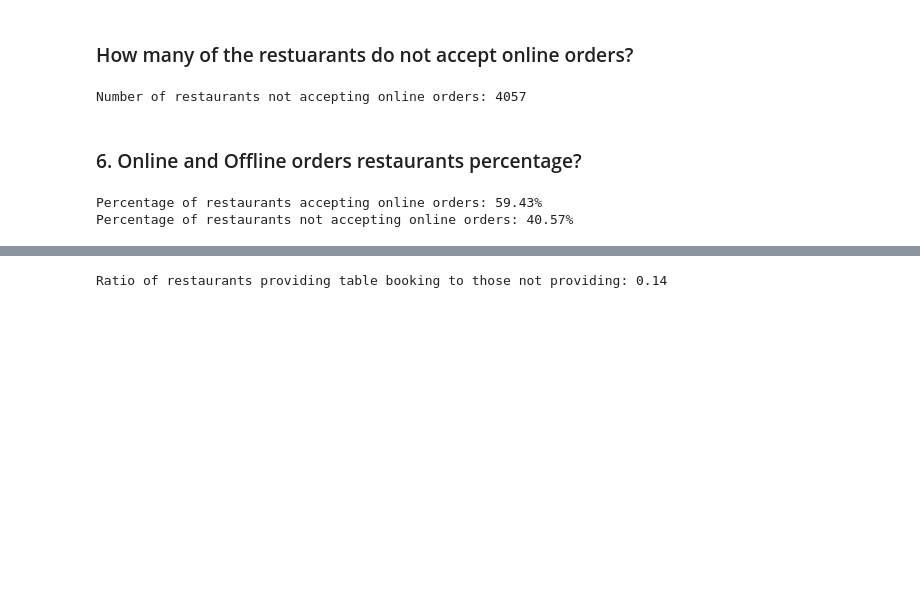
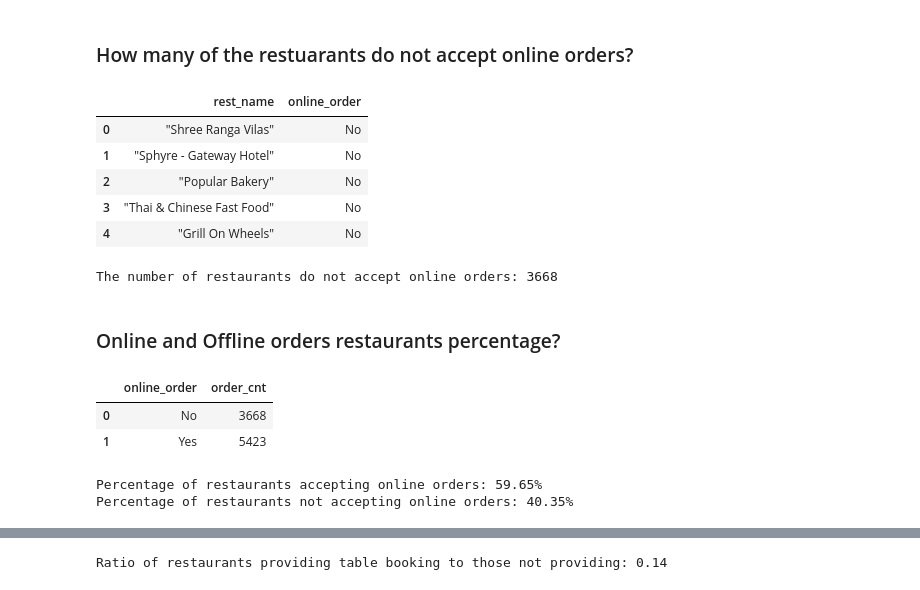
Before and after one commit to Bhuvi128/Bengaluru-Restaurant-Trends-Analysis, a Jupyter notebook: Bengaluru Restaurant Trends Analysis.ipynb, the cells around one changed output, grey strips where cells are left out. Cells and saved outputs as stored; diff of their text form; code cells hidden in the pictures; blank space fills up the shorter version.

```diff
--- a/Bengaluru Restaurant Trends Analysis.ipynb
+++ b/Bengaluru Restaurant Trends Analysis.ipynb
@@ -105,17 +105,47 @@ plt.show()
   **Café Coffee Day** maintains its top position, reflecting strong brand loyalty and widespread presence. International fast-food chains like **McDonald's** and **KFC** remain dominant, showcasing global brand appeal. The inclusion of dessert and beverage outlets (**Baskin Robbins**, **Keventers**, **The Chocolate Heaven**, **Corner House Ice Cream**, **Sweet Truth**) points toward significant consumer interest in desserts and casual snacking. A mix of international and regional/local players suggests a balance between global chains and homegrown favorites.
 # %% [markdown]
 ### How many of the restuarants do not accept online orders?
+# %%
+query = """
+select re.rest_name, sv.online_order
+from restaurant re left join services sv
+on re.restaurant_id = sv.restaurant_id
+where sv.online_order = 'No';
+"""
+rest_no_online_orders = pd.read_sql(query, conn)
+rest_no_online_orders.head()
+# %% [output]
+|  | rest_name | online_order |
+| 0 | "Shree Ranga Vilas" | No |
+| 1 | "Sphyre - Gateway Hotel" | No |
+| 2 | "Popular Bakery" | No |
+| 3 | "Thai & Chinese Fast Food" | No |
+| 4 | "Grill On Wheels" | No |
 # %%
-count_no_online_orders = df[df['online_order'] == 'No'].shape[0]
-print(f"Number of restaurants not accepting online orders: {count_no_online_orders}")
+count_no_online_orders = rest_no_online_orders.shape[0]
+print(f"The number of restaurants do not accept online orders: {count_no_online_orders}")
 # %% [output]
-Number of restaurants not accepting online orders: 4057
+The number of restaurants do not accept online orders: 3668
 # %% [markdown]
-### 6. Online and Offline orders restaurants percentage?
+### Online and Offline orders restaurants percentage?
+# %%
+query = """
+select online_order, count(*) order_cnt
+from services
+group by online_order;
+"""
+on_off_orders = pd.read_sql(query, conn)
+on_off_orders
+# %% [output]
+|  | online_order | order_cnt |
+| 0 | No | 3668 |
+| 1 | Yes | 5423 |
 # %%
-total_restaurants = df.shape[0]
-online_orders = df[df['online_order'] == 'Yes'].shape[0]
-offline_orders = df[df['online_order'] == 'No'].shape[0]
+# calculate total restaurants by adding restaurant counts of online and offline orders
+total_restaurants = sum(on_off_orders['order_cnt'])
+# Extracting online and offline orders from on_off_orders dataframe separately to find percentage of online and offline orders
+online_orders = on_off_orders.loc[on_off_orders['online_order'] == 'Yes', 'order_cnt'].values[0]
+offline_orders = on_off_orders.loc[on_off_orders['online_order'] == 'No', 'order_cnt'].values[0]
 
 online_percentage = (online_orders / total_restaurants) * 100
 offline_percentage = (offline_orders / total_restaurants) * 100
@@ -123,5 +153,5 @@ offline_percentage = (offline_orders / total_restaurants) * 100
 print(f"Percentage of restaurants accepting online orders: {online_percentage:.2f}%")
 print(f"Percentage of restaurants not accepting online orders: {offline_percentage:.2f}%")
 # %% [output]
-Percentage of restaurants accepting online orders: 59.43%
-Percentage of restaurants not accepting online orders: 40.57%
+Percentage of restaurants accepting online orders: 59.65%
+Percentage of restaurants not accepting online orders: 40.35%
```
Also changed, not shown: parts of 2 cells of this notebook, 1 other file.
